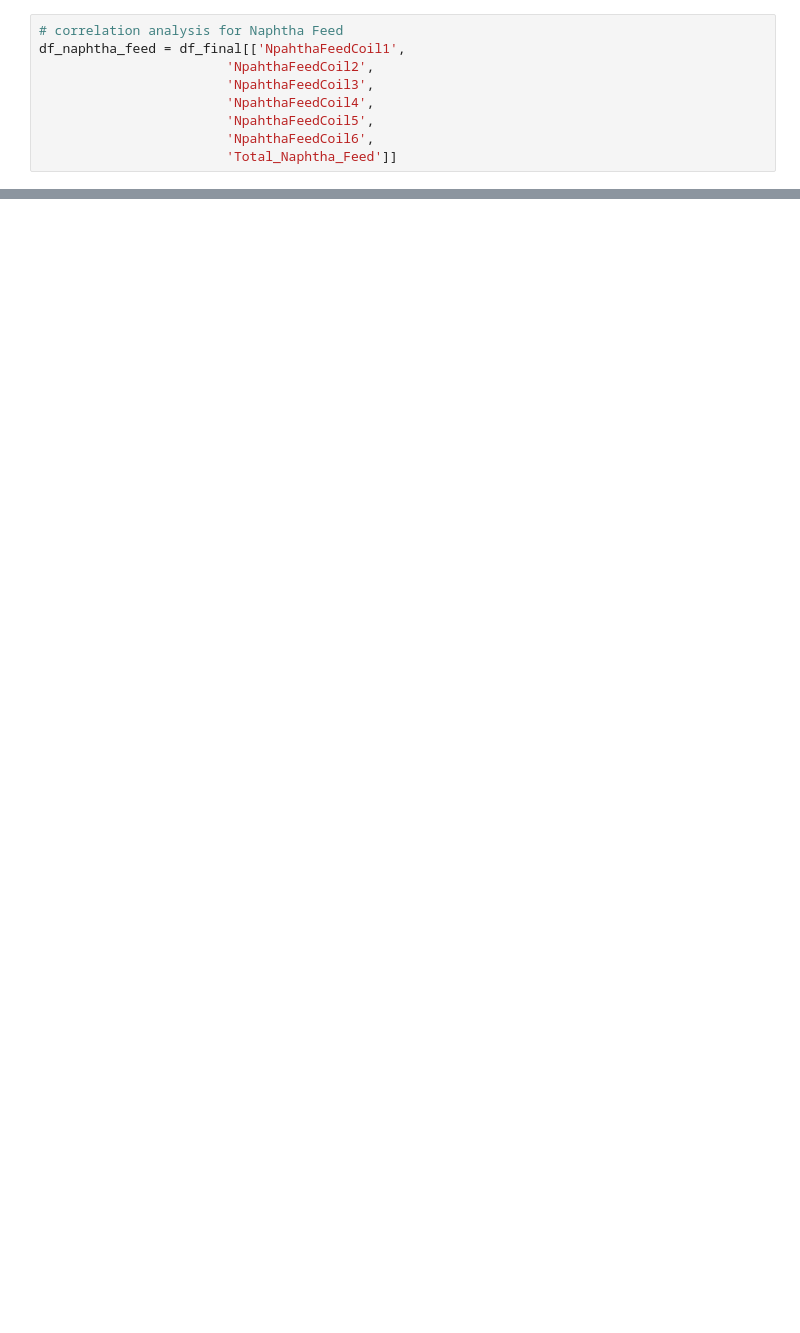
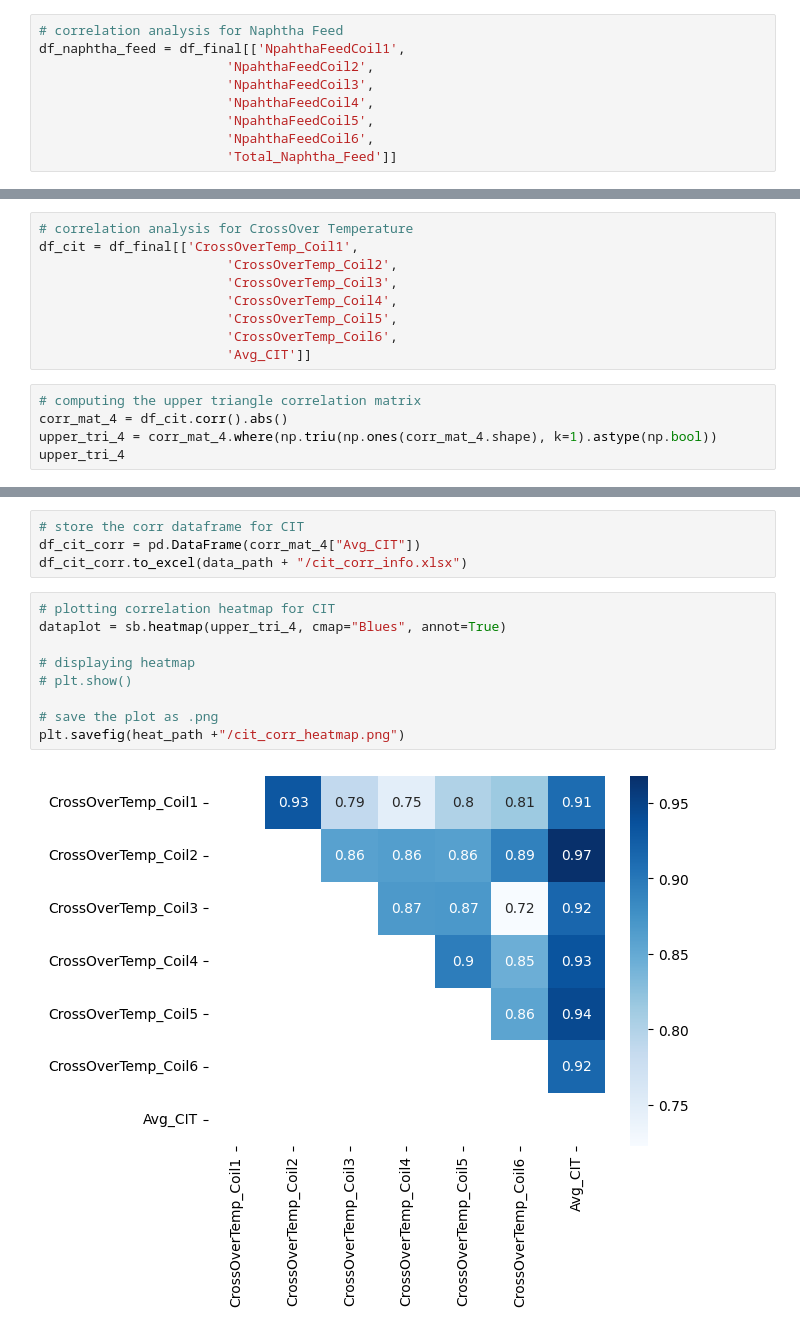
Before and after one commit to SabyasachiBhadra/CAP_106, a Jupyter notebook: CAP_106_Research_Env/Feature_Space_Correlation_Analysis.ipynb, the cells around one changed output, grey strips where cells are left out. Saved outputs shown, nothing was run; the diff lists cells and outputs as text; blank space fills up the shorter version.

```diff
--- a/CAP_106_Research_Env/Feature_Space_Correlation_Analysis.ipynb
+++ b/CAP_106_Research_Env/Feature_Space_Correlation_Analysis.ipynb
@@ -210,0 +269,14 @@ plt.show()
+# %%
+# correlation analysis for CrossOver Temperature
+df_cit = df_final[['CrossOverTemp_Coil1',
+                        'CrossOverTemp_Coil2',
+                        'CrossOverTemp_Coil3',
+                        'CrossOverTemp_Coil4',
+                        'CrossOverTemp_Coil5',
+                        'CrossOverTemp_Coil6',
+                        'Avg_CIT']]
+# %%
+# computing the upper triangle correlation matrix
+corr_mat_4 = df_cit.corr().abs()
+upper_tri_4 = corr_mat_4.where(np.triu(np.ones(corr_mat_4.shape), k=1).astype(np.bool))
+upper_tri_4
@@ -210,0 +292,15 @@ plt.show()
+# %%
+# store the corr dataframe for CIT
+df_cit_corr = pd.DataFrame(corr_mat_4["Avg_CIT"])
+df_cit_corr.to_excel(data_path + "/cit_corr_info.xlsx")
+# %%
+# plotting correlation heatmap for CIT
+dataplot = sb.heatmap(upper_tri_4, cmap="Blues", annot=True)
+
+# displaying heatmap
+# plt.show()
+
+# save the plot as .png
+plt.savefig(heat_path +"/cit_corr_heatmap.png")
+# %% [output]
+[figure, added]
```
Also changed, not shown: parts of 32 cells of this notebook, 23 other files.
